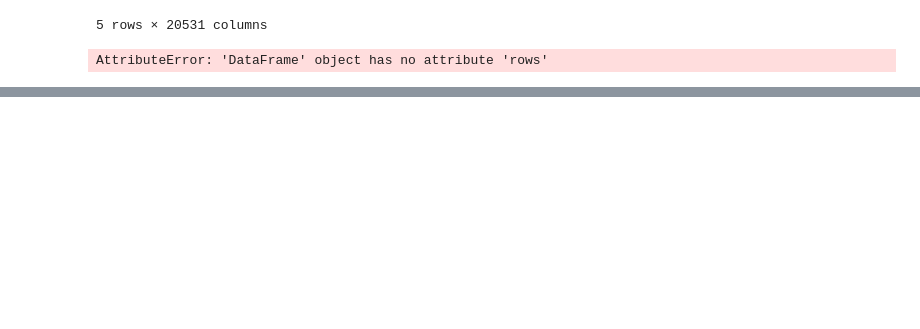
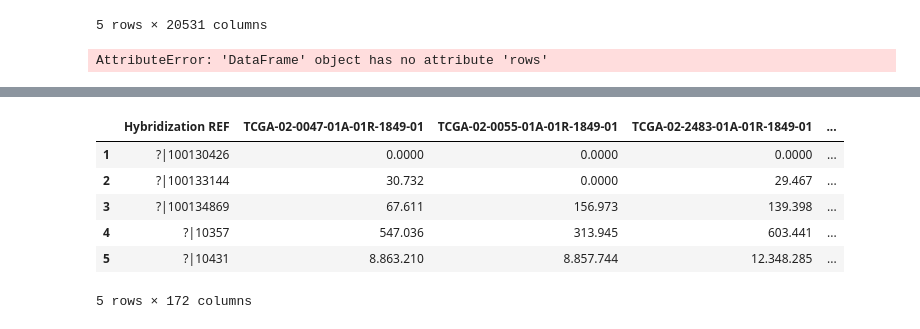
Before and after one commit to Passosvg/DataTrek, a Jupyter notebook: genomic_2.ipynb, the cells around one changed output, grey strips where cells are left out. Saved outputs shown, nothing was run; the diff lists cells and outputs as text; code cells hidden in the pictures; blank space fills up the shorter version.

```diff
--- a/genomic_2.ipynb
+++ b/genomic_2.ipynb
@@ -89,0 +116,13 @@ AttributeError: 'DataFrame' object has no attribute 'rows'
+# %%
+#exclude first line
+#https://stackoverflow.com/questions/16396903/delete-the-first-three-rows-of-a-dataframe-in-pandas
+df = data.iloc[1:]
+df.head()
+# %% [output]
+|  | Hybridization REF | TCGA-02-0047-01A-01R-1849-01 | TCGA-02-0055-01A-01R-1849-01 | TCGA-02-2483-01A-01R-1849-01 | ... |
+| 1 | ?|100130426 | 0.0000 | 0.0000 | 0.0000 | ... |
+| 2 | ?|100133144 | 30.732 | 0.0000 | 29.467 | ... |
+| 3 | ?|100134869 | 67.611 | 156.973 | 139.398 | ... |
+| 4 | ?|10357 | 547.036 | 313.945 | 603.441 | ... |
+| 5 | ?|10431 | 8.863.210 | 8.857.744 | 12.348.285 | ... |
+5 rows × 172 columns
```
Also changed, not shown: parts of 5 cells of this notebook.
